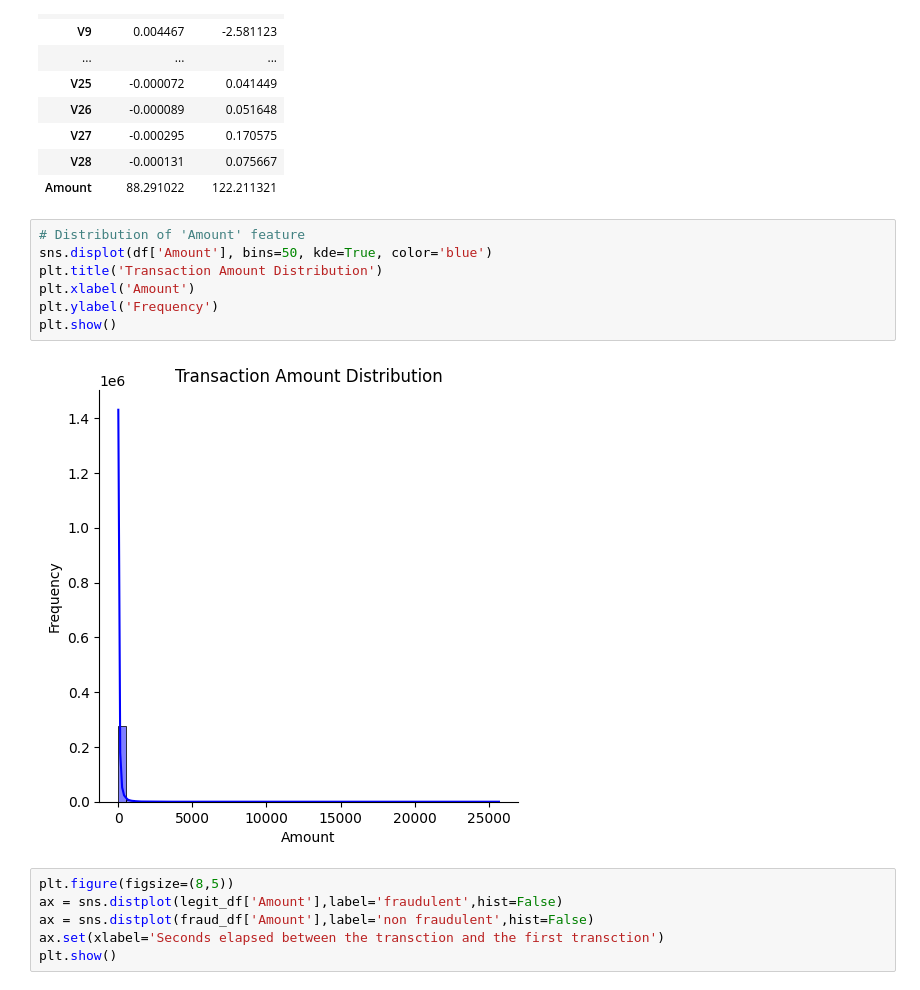
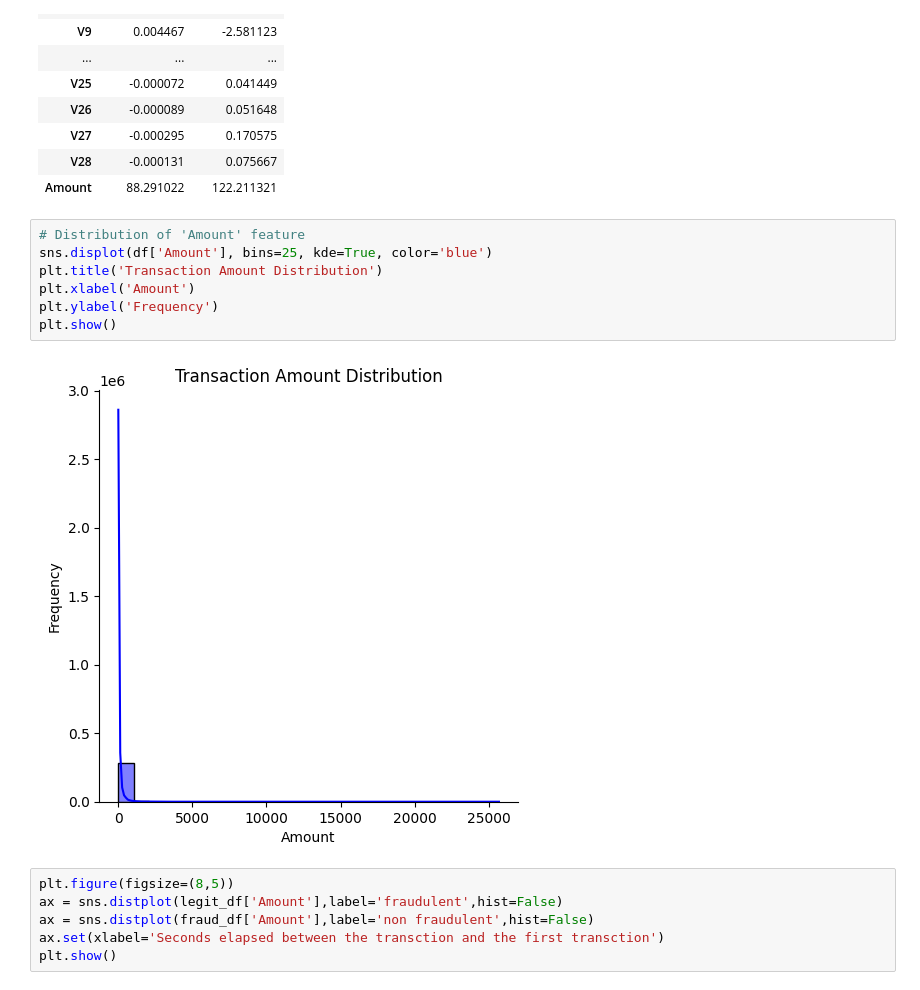
Before and after one commit to vishalxtyagi/fraud-detection-system, a Jupyter notebook: training.ipynb, the cells around one changed output. Cells and saved outputs as stored; diff of their text form.

```diff
--- a/training.ipynb
+++ b/training.ipynb
@@ -134,13 +134,13 @@ df.groupby('Class').mean().T
 | Amount | 88.291022 | 122.211321 |
 # %%
 # Distribution of 'Amount' feature
-sns.displot(df['Amount'], bins=50, kde=True, color='blue')
+sns.displot(df['Amount'], bins=25, kde=True, color='blue')
 plt.title('Transaction Amount Distribution')
 plt.xlabel('Amount')
 plt.ylabel('Frequency')
 plt.show()
 # %% [output]
-[figure, old version]
+[figure, new version]
 # %%
 plt.figure(figsize=(8,5))
 ax = sns.distplot(legit_df['Amount'],label='fraudulent',hist=False)
```
Also changed, not shown: parts of 43 cells of this notebook.
